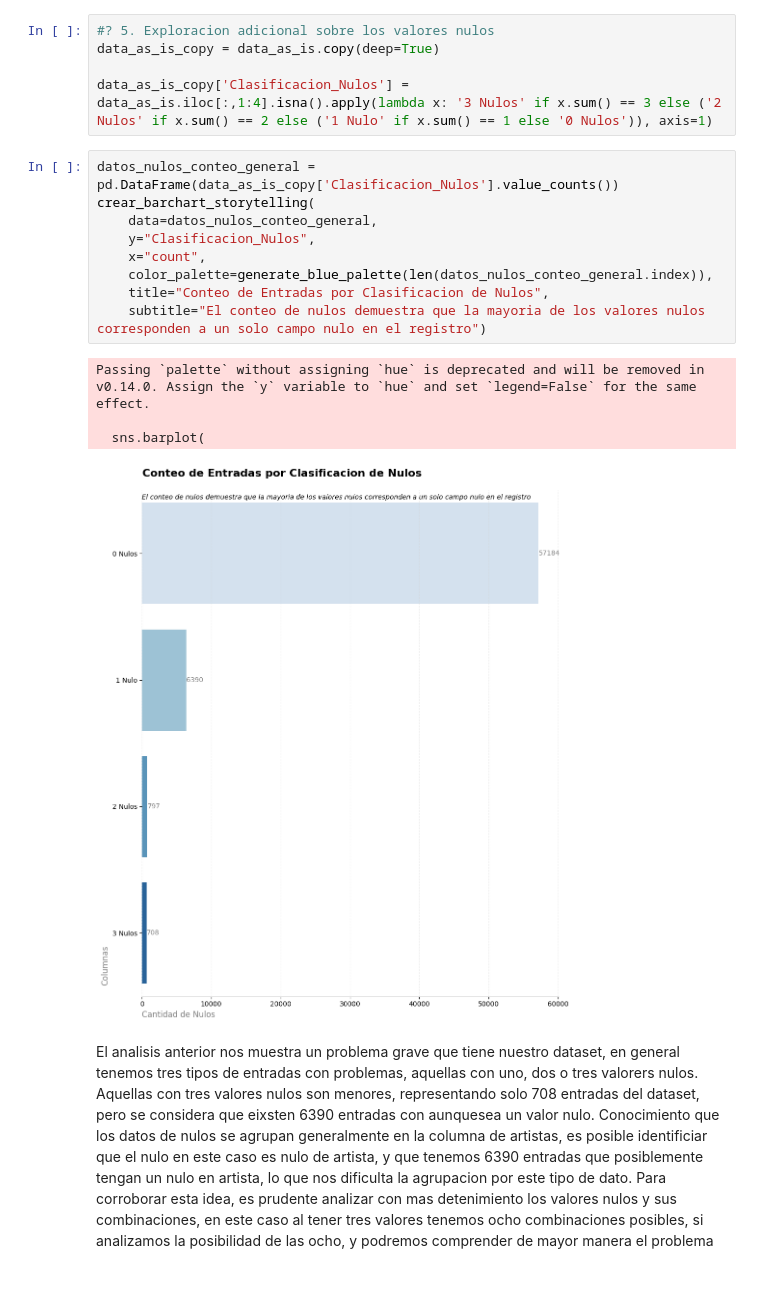
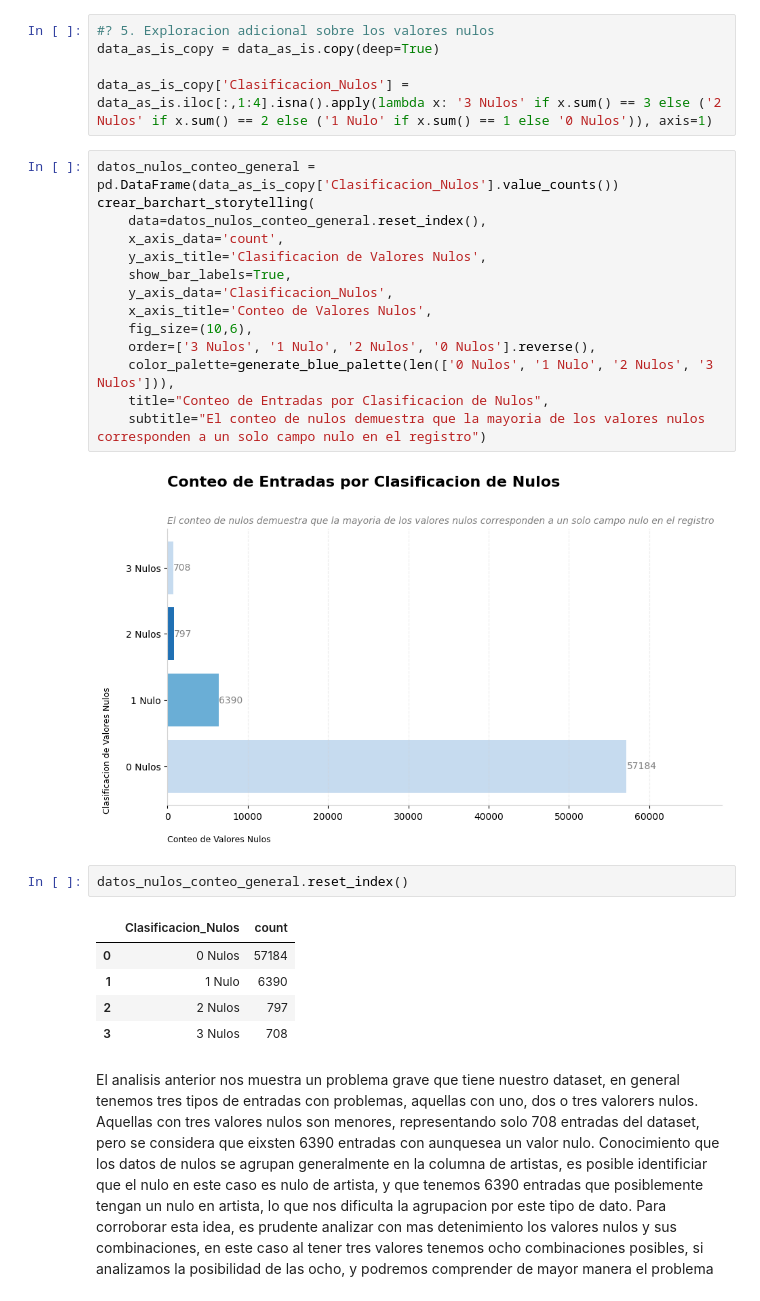
Before and after one commit to Volv1t3/MidtermDataAnalysisProject, a Jupyter notebook: src/python/notebooks/Proyecto_Medio_Semestre_ Arellano.ipynb, the cells around one changed output. Cells and saved outputs as stored; diff of their text form.

```diff
--- a/src/python/notebooks/Proyecto_Medio_Semestre_ Arellano.ipynb
+++ b/src/python/notebooks/Proyecto_Medio_Semestre_ Arellano.ipynb
@@ -302,17 +477,27 @@ data_as_is_copy['Clasificacion_Nulos'] = data_as_is.iloc[:,1:4].isna().apply(lam
 # %%
 datos_nulos_conteo_general = pd.DataFrame(data_as_is_copy['Clasificacion_Nulos'].value_counts())
 crear_barchart_storytelling(
-    data=datos_nulos_conteo_general,
-    y="Clasificacion_Nulos",
-    x="count",
-    color_palette=generate_blue_palette(len(datos_nulos_conteo_general.index)),
+    data=datos_nulos_conteo_general.reset_index(),
+    x_axis_data='count',
+    y_axis_title='Clasificacion de Valores Nulos',
+    show_bar_labels=True,
+    y_axis_data='Clasificacion_Nulos',
+    x_axis_title='Conteo de Valores Nulos',
+    fig_size=(10,6),
+    order=['3 Nulos', '1 Nulo', '2 Nulos', '0 Nulos'].reverse(),
+    color_palette=generate_blue_palette(len(['0 Nulos', '1 Nulo', '2 Nulos', '3 Nulos'])),
     title="Conteo de Entradas por Clasificacion de Nulos",
     subtitle="El conteo de nulos demuestra que la mayoria de los valores nulos corresponden a un solo campo nulo en el registro")
 # %% [output]
-Passing `palette` without assigning `hue` is deprecated and will be removed in v0.14.0. Assign the `y` variable to `hue` and set `legend=False` for the same effect.
-
-  sns.barplot(
-[figure, old version]
+[figure, new version]
+# %%
+datos_nulos_conteo_general.reset_index()
+# %% [output]
+|  | Clasificacion_Nulos | count |
+| 0 | 0 Nulos | 57184 |
+| 1 | 1 Nulo | 6390 |
+| 2 | 2 Nulos | 797 |
+| 3 | 3 Nulos | 708 |
 # %% [markdown]
 El analisis anterior nos muestra un problema grave que tiene nuestro dataset, en general tenemos tres tipos de entradas con problemas, aquellas con uno, dos o tres valorers nulos. Aquellas con tres valores nulos son menores, representando solo 708 entradas del dataset, pero se considera que eixsten 6390 entradas con aunquesea un valor nulo. Conocimiento que los datos de nulos se agrupan generalmente en la columna de artistas, es posible identificiar que el nulo en este caso es nulo de artista, y que tenemos 6390 entradas que posiblemente tengan un nulo en artista, lo que nos dificulta la agrupacion por este tipo de dato. Para corroborar esta idea, es prudente analizar con mas detenimiento los valores nulos y sus combinaciones, en este caso al tener tres valores tenemos ocho combinaciones posibles, si analizamos la posibilidad de las ocho, y podremos comprender de mayor manera el problema
 # %%
```
Also changed, not shown: parts of 35 cells of this notebook, 2 other files.
